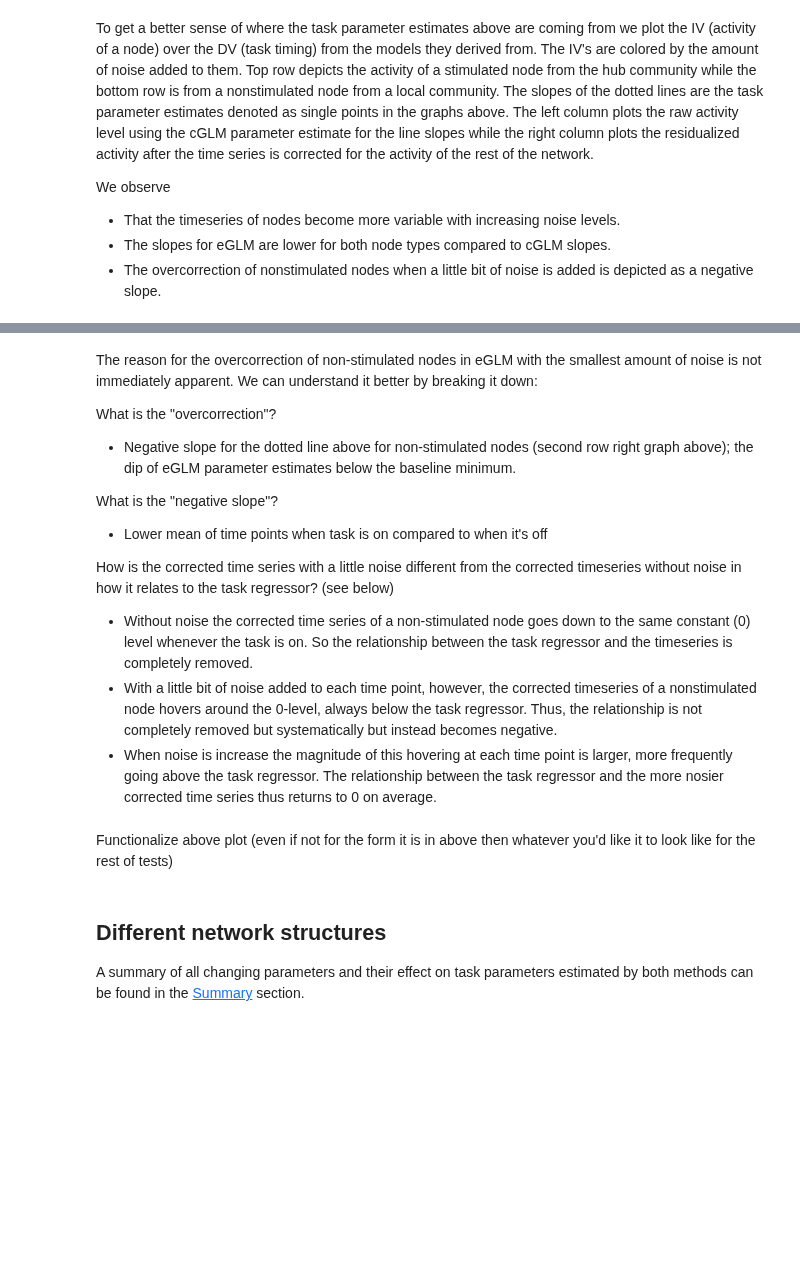
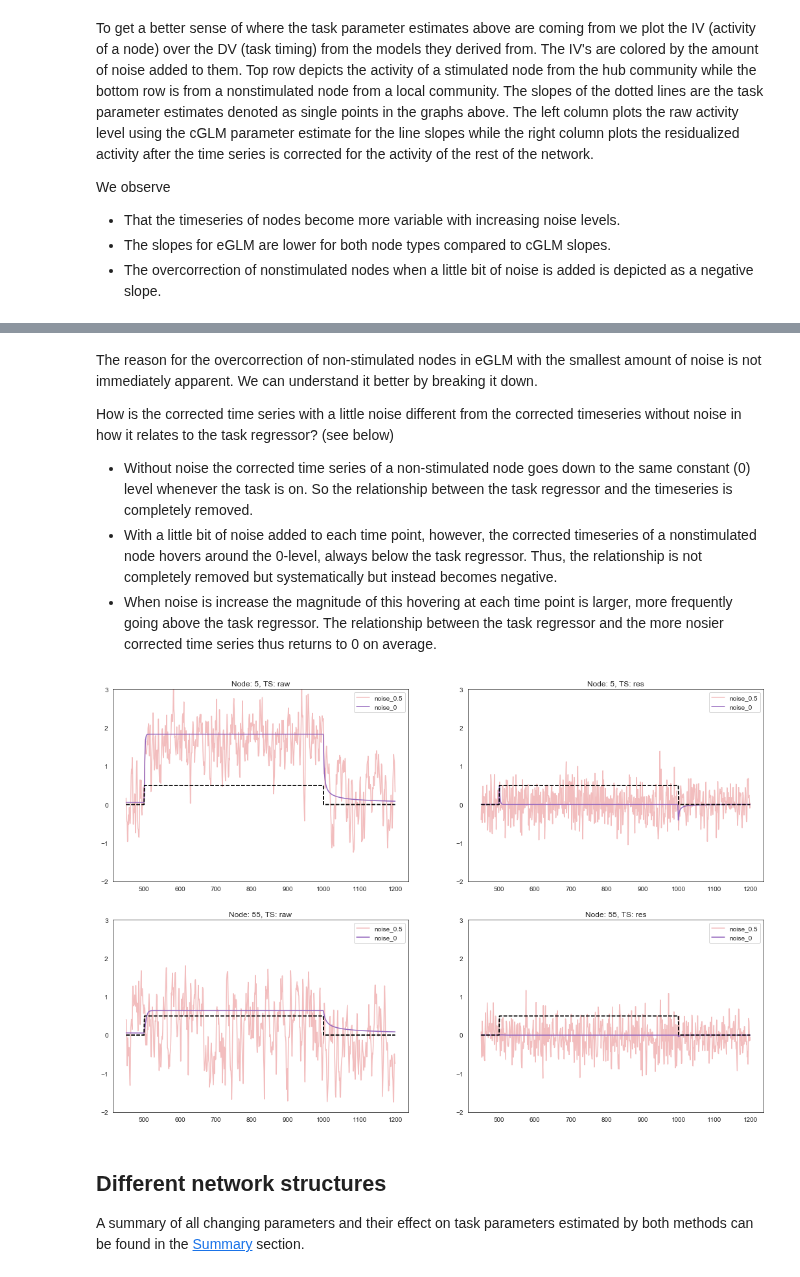
Before and after one commit to zenkavi/DevStudy_FmriNbs, a Jupyter notebook: notebooks/informationtransfermapping/TheoreticalResults/Zenkavi_Simulations/Extended_GLM_neural_network_level.ipynb, the cells around one changed output, grey strips where cells are left out. Cells and saved outputs as stored; diff of their text form; code cells hidden in the pictures; blank space fills up the shorter version.

```diff
--- a/notebooks/informationtransfermapping/TheoreticalResults/Zenkavi_Simulations/Extended_GLM_neural_network_level.ipynb
+++ b/notebooks/informationtransfermapping/TheoreticalResults/Zenkavi_Simulations/Extended_GLM_neural_network_level.ipynb
@@ -691,11 +687,5 @@ for i in range(len(row_var)):
 # %% [markdown]
-The reason for the overcorrection of non-stimulated nodes in eGLM with the smallest amount of noise is not immediately apparent. We can understand it better by breaking it down:
-
-What is the "overcorrection"?
-- Negative slope for the dotted line above for non-stimulated nodes (second row right graph above); the dip of eGLM parameter estimates below the baseline minimum.
-
-What is the "negative slope"?
-- Lower mean of time points when task is on compared to when it's off
+The reason for the overcorrection of non-stimulated nodes in eGLM with the smallest amount of noise is not immediately apparent. We can understand it better by breaking it down.
 
 How is the corrected time series with a little noise different from the corrected timeseries without noise in how it relates to the task regressor? (see below)
 - Without noise the corrected time series of a non-stimulated node goes down to the same constant (0) level whenever the task is on. So the relationship between the task regressor and the timeseries is completely removed.
@@ -728,5 +694,34 @@ for i, cur_noise in enumerate(noise_levels):
-# %% [markdown]
-Functionalize above plot (even if not for the form it is in above then whatever you'd like it to look like for the rest of tests)
+# %%
+plt.rcParams["figure.figsize"][0] = 18
+plt.rcParams["figure.figsize"][1] = 12
+
+#Plot same stimulated node's timeseries with and without noise
+fig,a =  plt.subplots(2,2)
+curns = [5, 55]
+ts_type = ["raw", "res"]
+noise_levels = ['noise_0.5', 'noise_0']
+
+xvals = range(450,1200)
+
+for i, curn in enumerate(curns):
+    for j, cur_ts_type in enumerate(ts_type):
+        for k, cur_noise in enumerate(noise_levels):
+            if cur_noise != "noise_0":
+                alp = 0.3
+            else:
+                alp = 1
+
+            if cur_ts_type == "raw":
+                a[i, j].plot(xvals, noise_ts[cur_noise]['taskdata'][curn, xvals],label=cur_noise, color = col_lookup[cur_noise], alpha=alp)
+            elif cur_ts_type == "res":
+                cur_res_ts = get_res_ts(noise_ts[cur_noise])
+                a[i, j].plot(xvals, cur_res_ts[curn, xvals],label=cur_noise, color = col_lookup[cur_noise], alpha=alp)
+            a[i, j].plot(xvals, td_stimtimes_0_5[0][xvals], "--", color="black")
+            a[i, j].legend(loc="best")
+            a[i, j].set_title("Node: " + str(curn) + ", TS: "+ cur_ts_type)
+            a[i, j].set_ylim([-2,3])
+# %% [output]
+[figure, added]
 # %% [markdown]
 ## Different network structures
 
```
Also changed, not shown: parts of 12 cells of this notebook.
